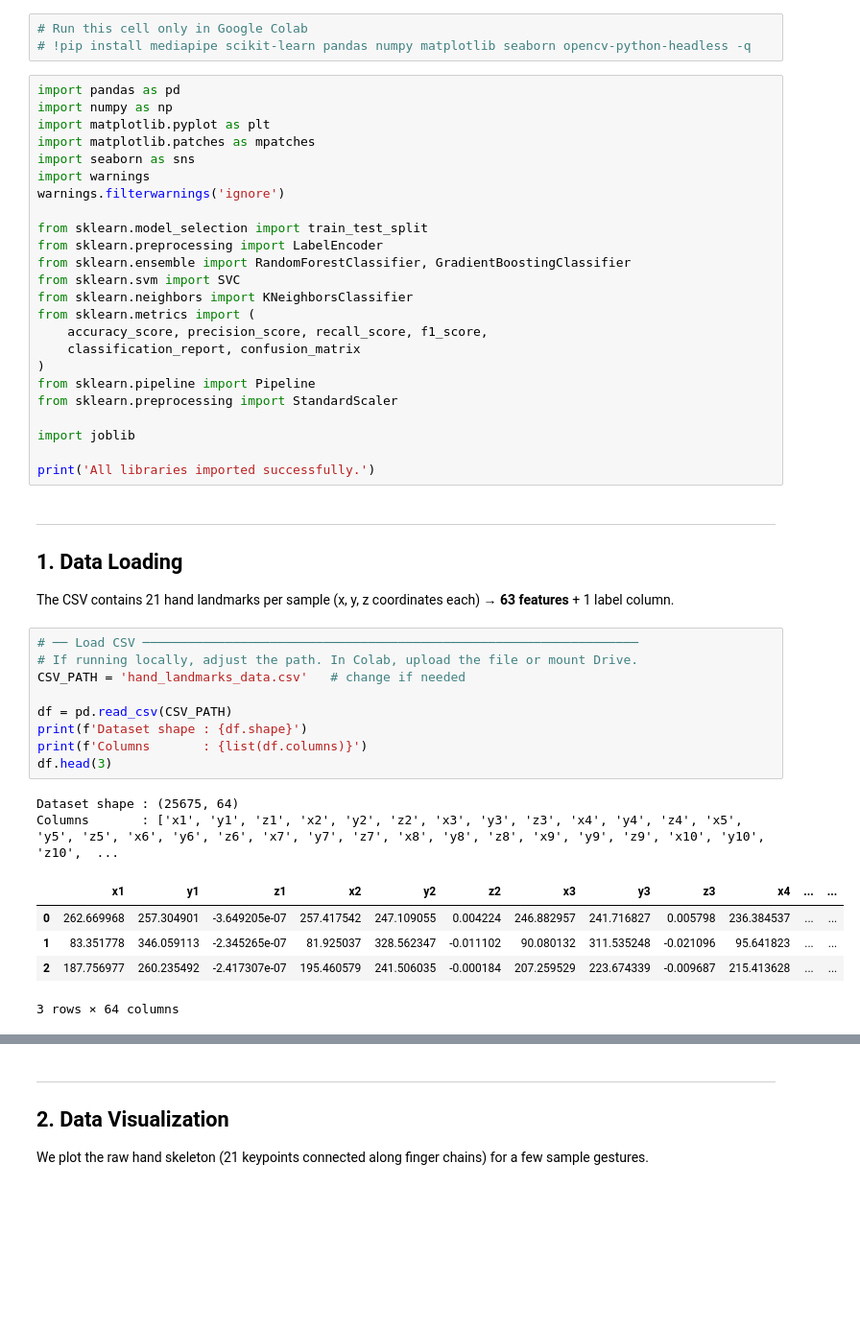
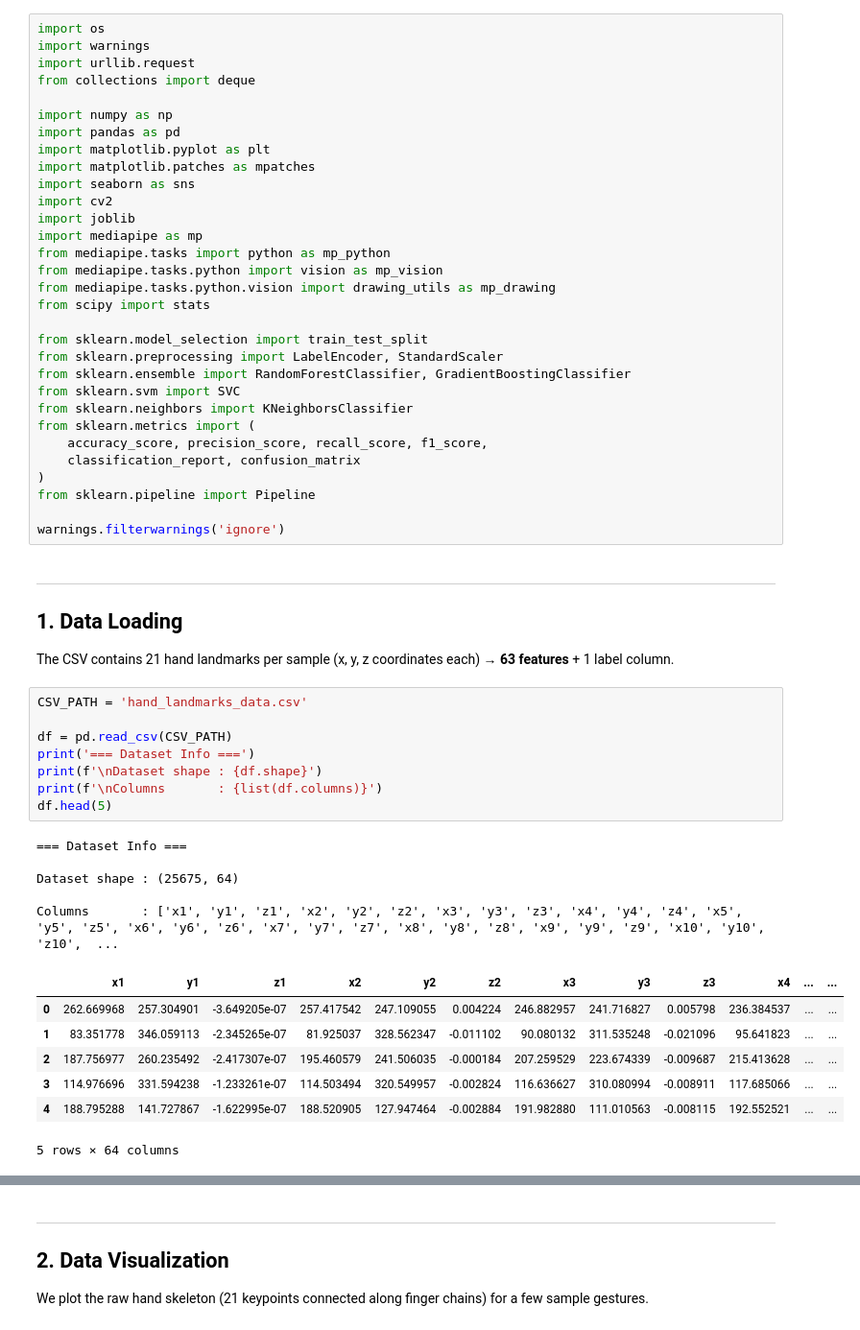
Before and after one commit to OmarGamal488/hand-gesture-recognition, a Jupyter notebook: hand_gesture_classification.ipynb, the cells around one changed output, grey strips where cells are left out. Shown at 96% size. Drawn from its saved outputs; the diff is of its cells as text; blank space fills up the shorter version.

```diff
--- a/hand_gesture_classification.ipynb
+++ b/hand_gesture_classification.ipynb
@@ -8,17 +7,24 @@ We follow the full ML pipeline: **Data Loading → Visualization → Preprocessi
-# %%
-# Run this cell only in Google Colab
-# !pip install mediapipe scikit-learn pandas numpy matplotlib seaborn opencv-python-headless -q
 # %%
+import os
+import warnings
+import urllib.request
+from collections import deque
+
+import numpy as np
 import pandas as pd
-import numpy as np
 import matplotlib.pyplot as plt
 import matplotlib.patches as mpatches
 import seaborn as sns
-import warnings
-warnings.filterwarnings('ignore')
+import cv2
+import joblib
+import mediapipe as mp
+from mediapipe.tasks import python as mp_python
+from mediapipe.tasks.python import vision as mp_vision
+from mediapipe.tasks.python.vision import drawing_utils as mp_drawing
+from scipy import stats
 
 from sklearn.model_selection import train_test_split
-from sklearn.preprocessing import LabelEncoder
+from sklearn.preprocessing import LabelEncoder, StandardScaler
 from sklearn.ensemble import RandomForestClassifier, GradientBoostingClassifier
 from sklearn.svm import SVC
 from sklearn.neighbors import KNeighborsClassifier
@@ -27,31 +33,32 @@ from sklearn.metrics import (
     classification_report, confusion_matrix
 )
 from sklearn.pipeline import Pipeline
-from sklearn.preprocessing import StandardScaler
 
-import joblib
-
-print('All libraries imported successfully.')
+warnings.filterwarnings('ignore')
 # %% [markdown]
 ---
 ## 1. Data Loading
 
 The CSV contains 21 hand landmarks per sample (x, y, z coordinates each) → **63 features** + 1 label column.
 # %%
-# ── Load CSV ──────────────────────────────────────────────────────────────────
-# If running locally, adjust the path. In Colab, upload the file or mount Drive.
-CSV_PATH = 'hand_landmarks_data.csv'   # change if needed
+CSV_PATH = 'hand_landmarks_data.csv'
 
 df = pd.read_csv(CSV_PATH)
-print(f'Dataset shape : {df.shape}')
-print(f'Columns       : {list(df.columns)}')
-df.head(3)
+print('=== Dataset Info ===')
+print(f'\nDataset shape : {df.shape}')
+print(f'\nColumns       : {list(df.columns)}')
+df.head(5)
 # %% [output]
+=== Dataset Info ===
+
 Dataset shape : (25675, 64)
+
 Columns       : ['x1', 'y1', 'z1', 'x2', 'y2', 'z2', 'x3', 'y3', 'z3', 'x4', 'y4', 'z4', 'x5', 'y5', 'z5', 'x6', 'y6', 'z6', 'x7', 'y7', 'z7', 'x8', 'y8', 'z8', 'x9', 'y9', 'z9', 'x10', 'y10', 'z10',  ...
 |  | x1 | y1 | z1 | x2 | y2 | z2 | x3 | y3 | z3 | x4 | ... | ... |
 | 0 | 262.669968 | 257.304901 | -3.649205e-07 | 257.417542 | 247.109055 | 0.004224 | 246.882957 | 241.716827 | 0.005798 | 236.384537 | ... | ... |
 | 1 | 83.351778 | 346.059113 | -2.345265e-07 | 81.925037 | 328.562347 | -0.011102 | 90.080132 | 311.535248 | -0.021096 | 95.641823 | ... | ... |
 | 2 | 187.756977 | 260.235492 | -2.417307e-07 | 195.460579 | 241.506035 | -0.000184 | 207.259529 | 223.674339 | -0.009687 | 215.413628 | ... | ... |
+| 3 | 114.976696 | 331.594238 | -1.233261e-07 | 114.503494 | 320.549957 | -0.002824 | 116.636627 | 310.080994 | -0.008911 | 117.685066 | ... | ... |
+| 4 | 188.795288 | 141.727867 | -1.622995e-07 | 188.520905 | 127.947464 | -0.002884 | 191.982880 | 111.010563 | -0.008115 | 192.552521 | ... | ... |
-3 rows × 64 columns
+5 rows × 64 columns
 # %%
```
Also changed, not shown: parts of 21 cells of this notebook.
